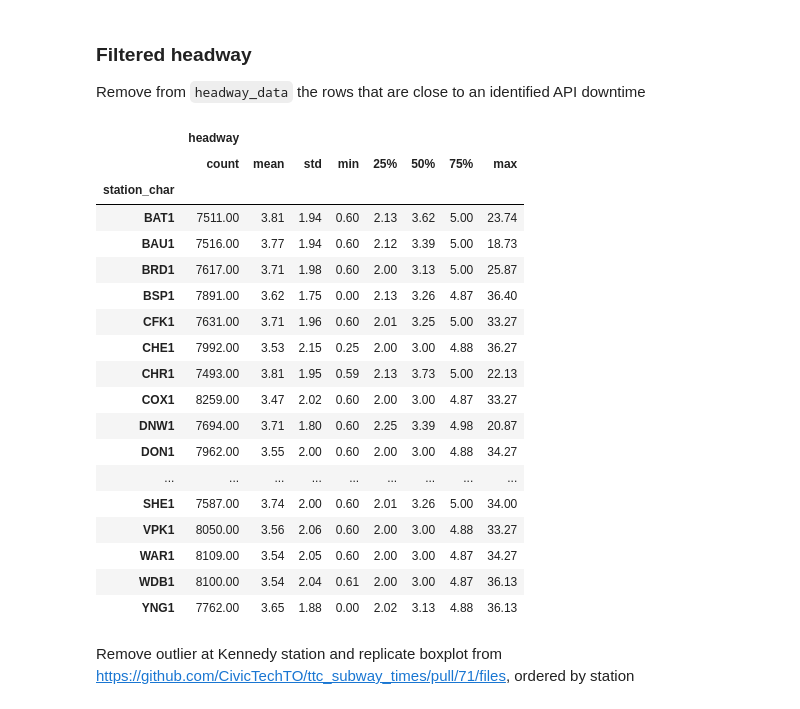
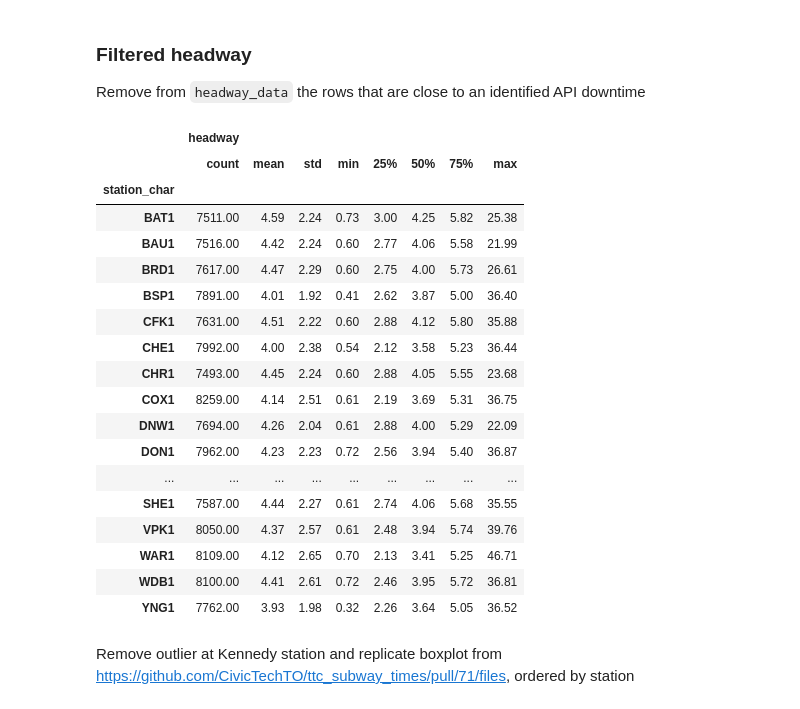
Before and after one commit to bani/ttc_subway_times, a Jupyter notebook: doc/headway_sql.ipynb, the cells around one changed output. Drawn from its saved outputs; the diff is of its cells as text; code cells hidden in the pictures.

Commit message:
include timint in headway calculation

```diff
--- a/doc/headway_sql.ipynb
+++ b/doc/headway_sql.ipynb
@@ -220,33 +220,33 @@ with con:
         cur.execute(sql)
 # %%
 sql = '''
-SELECT station_char, EXTRACT(EPOCH FROM next_train_request_date-request_date) / 60 as headway
+SELECT station_char, (EXTRACT(EPOCH FROM next_train_request_date) + next_train_timint * 60 -  EXTRACT(EPOCH FROM request_date) + timint * 60) / 60 as headway
 FROM headway_clean
 WHERE subwayline = 'BD'
 AND RIGHT(station_char, 1) = '1'
 '''
 df = pd.read_sql(sql, con)
 df.groupby('station_char').describe()
 # %% [output]
 |  | headway |  |  |  |  |  |  |  |
 |  | count | mean | std | min | 25% | 50% | 75% | max |
 | station_char |  |  |  |  |  |  |  |  |
-| BAT1 | 7511.00 | 3.81 | 1.94 | 0.60 | 2.13 | 3.62 | 5.00 | 23.74 |
-| BAU1 | 7516.00 | 3.77 | 1.94 | 0.60 | 2.12 | 3.39 | 5.00 | 18.73 |
-| BRD1 | 7617.00 | 3.71 | 1.98 | 0.60 | 2.00 | 3.13 | 5.00 | 25.87 |
-| BSP1 | 7891.00 | 3.62 | 1.75 | 0.00 | 2.13 | 3.26 | 4.87 | 36.40 |
-| CFK1 | 7631.00 | 3.71 | 1.96 | 0.60 | 2.01 | 3.25 | 5.00 | 33.27 |
-| CHE1 | 7992.00 | 3.53 | 2.15 | 0.25 | 2.00 | 3.00 | 4.88 | 36.27 |
-| CHR1 | 7493.00 | 3.81 | 1.95 | 0.59 | 2.13 | 3.73 | 5.00 | 22.13 |
-| COX1 | 8259.00 | 3.47 | 2.02 | 0.60 | 2.00 | 3.00 | 4.87 | 33.27 |
-| DNW1 | 7694.00 | 3.71 | 1.80 | 0.60 | 2.25 | 3.39 | 4.98 | 20.87 |
-| DON1 | 7962.00 | 3.55 | 2.00 | 0.60 | 2.00 | 3.00 | 4.88 | 34.27 |
+| BAT1 | 7511.00 | 4.59 | 2.24 | 0.73 | 3.00 | 4.25 | 5.82 | 25.38 |
+| BAU1 | 7516.00 | 4.42 | 2.24 | 0.60 | 2.77 | 4.06 | 5.58 | 21.99 |
+| BRD1 | 7617.00 | 4.47 | 2.29 | 0.60 | 2.75 | 4.00 | 5.73 | 26.61 |
+| BSP1 | 7891.00 | 4.01 | 1.92 | 0.41 | 2.62 | 3.87 | 5.00 | 36.40 |
+| CFK1 | 7631.00 | 4.51 | 2.22 | 0.60 | 2.88 | 4.12 | 5.80 | 35.88 |
+| CHE1 | 7992.00 | 4.00 | 2.38 | 0.54 | 2.12 | 3.58 | 5.23 | 36.44 |
+| CHR1 | 7493.00 | 4.45 | 2.24 | 0.60 | 2.88 | 4.05 | 5.55 | 23.68 |
+| COX1 | 8259.00 | 4.14 | 2.51 | 0.61 | 2.19 | 3.69 | 5.31 | 36.75 |
+| DNW1 | 7694.00 | 4.26 | 2.04 | 0.61 | 2.88 | 4.00 | 5.29 | 22.09 |
+| DON1 | 7962.00 | 4.23 | 2.23 | 0.72 | 2.56 | 3.94 | 5.40 | 36.87 |
 | ... | ... | ... | ... | ... | ... | ... | ... | ... |
-| SHE1 | 7587.00 | 3.74 | 2.00 | 0.60 | 2.01 | 3.26 | 5.00 | 34.00 |
-| VPK1 | 8050.00 | 3.56 | 2.06 | 0.60 | 2.00 | 3.00 | 4.88 | 33.27 |
-| WAR1 | 8109.00 | 3.54 | 2.05 | 0.60 | 2.00 | 3.00 | 4.87 | 34.27 |
-| WDB1 | 8100.00 | 3.54 | 2.04 | 0.61 | 2.00 | 3.00 | 4.87 | 36.13 |
-| YNG1 | 7762.00 | 3.65 | 1.88 | 0.00 | 2.02 | 3.13 | 4.88 | 36.13 |
+| SHE1 | 7587.00 | 4.44 | 2.27 | 0.61 | 2.74 | 4.06 | 5.68 | 35.55 |
+| VPK1 | 8050.00 | 4.37 | 2.57 | 0.61 | 2.48 | 3.94 | 5.74 | 39.76 |
+| WAR1 | 8109.00 | 4.12 | 2.65 | 0.70 | 2.13 | 3.41 | 5.25 | 46.71 |
+| WDB1 | 8100.00 | 4.41 | 2.61 | 0.72 | 2.46 | 3.95 | 5.72 | 36.81 |
+| YNG1 | 7762.00 | 3.93 | 1.98 | 0.32 | 2.26 | 3.64 | 5.05 | 36.52 |
 # %% [markdown]
 Remove outlier at Kennedy station and replicate boxplot from https://github.com/CivicTechTO/ttc_subway_times/pull/71/files, ordered by station
 # %%
```
Also changed, not shown: parts of 3 cells of this notebook.
